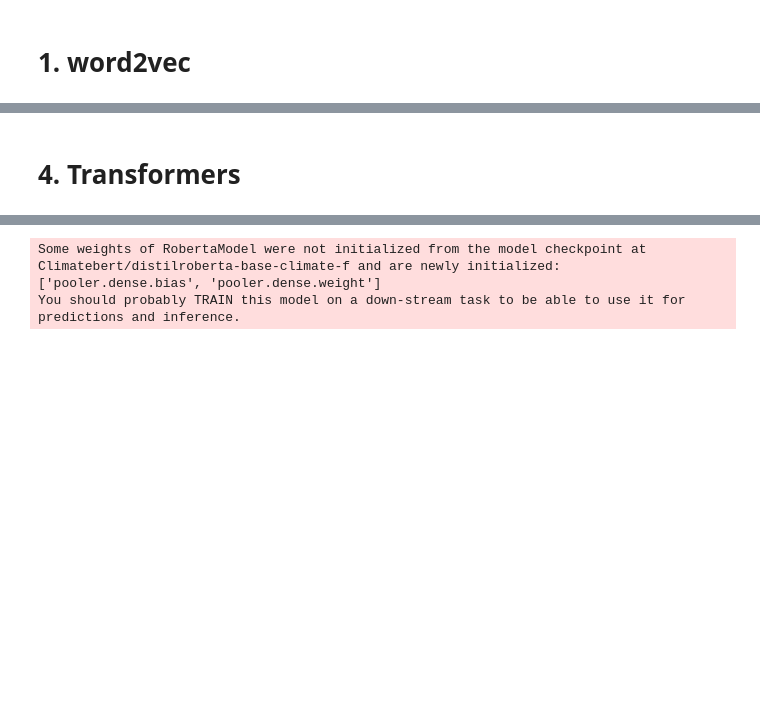
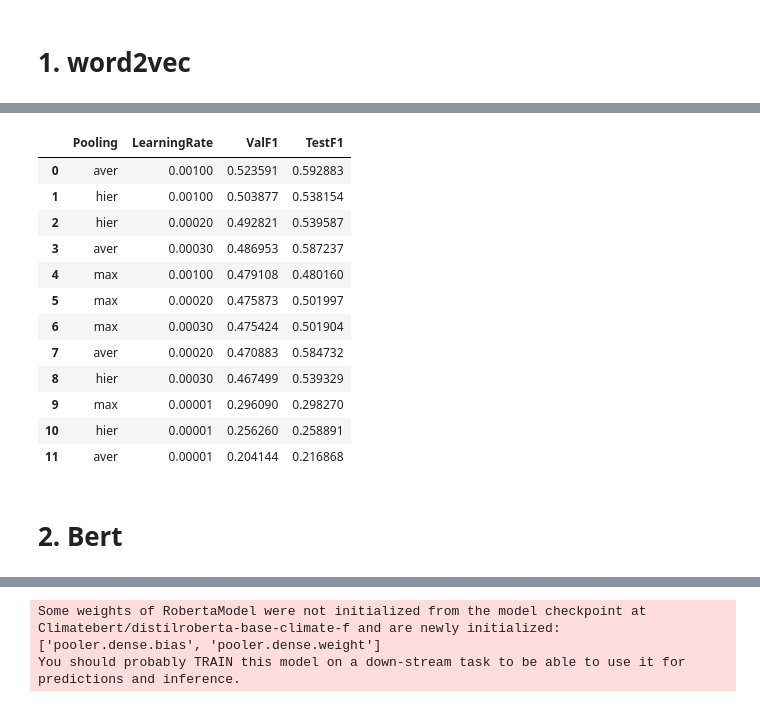
Before and after one commit to AlvaroMillanRuiz/NLP_BDS, a Jupyter notebook: 8. Prediction.ipynb, the cells around one changed output, grey strips where cells are left out. Cells and saved outputs as stored; diff of their text form; code cells hidden in the pictures; blank space fills up the shorter version.

```diff
--- a/8. Prediction.ipynb
+++ b/8. Prediction.ipynb
@@ -162,2 +527,19 @@ X_train_context[0]
+# %%
+results_df = pd.read_csv("C:/Users/alvar/OneDrive/Escritorio/BDS/Block_5/NLP/word2vec/results_grid_search.csv")
+results_df
+# %% [output]
+|  | Pooling | LearningRate | ValF1 | TestF1 |
+| 0 | aver | 0.00100 | 0.523591 | 0.592883 |
+| 1 | hier | 0.00100 | 0.503877 | 0.538154 |
+| 2 | hier | 0.00020 | 0.492821 | 0.539587 |
+| 3 | aver | 0.00030 | 0.486953 | 0.587237 |
+| 4 | max | 0.00100 | 0.479108 | 0.480160 |
+| 5 | max | 0.00020 | 0.475873 | 0.501997 |
+| 6 | max | 0.00030 | 0.475424 | 0.501904 |
+| 7 | aver | 0.00020 | 0.470883 | 0.584732 |
+| 8 | hier | 0.00030 | 0.467499 | 0.539329 |
+| 9 | max | 0.00001 | 0.296090 | 0.298270 |
+| 10 | hier | 0.00001 | 0.256260 | 0.258891 |
+| 11 | aver | 0.00001 | 0.204144 | 0.216868 |
 # %% [markdown]
-# 4. Transformers
+# 2. Bert
```
Also changed, not shown: parts of 23 cells of this notebook.
